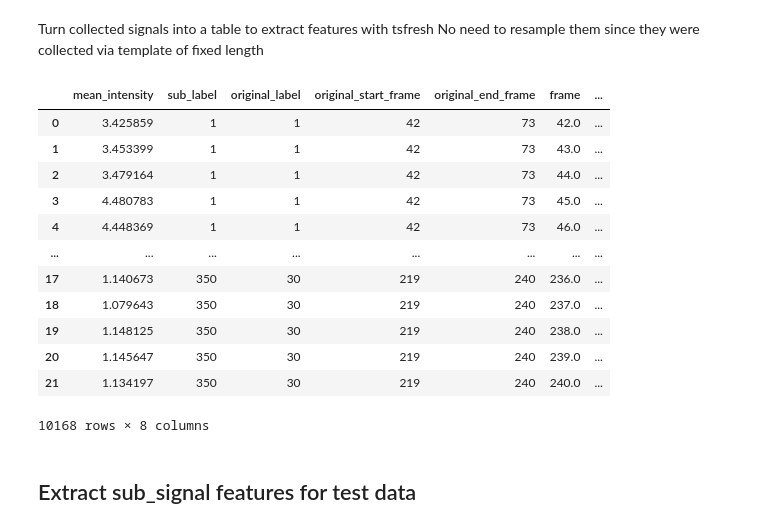
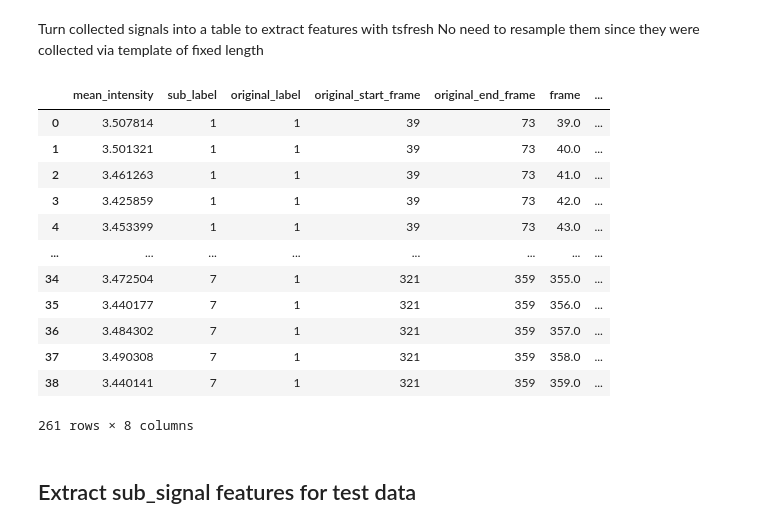
Before and after one commit to zoccoler/napari-signal-classifier, a Jupyter notebook: notebooks/WIP_sub_signal_classification_step_by_step.ipynb, the cells around one changed output. Saved outputs shown, nothing was run; the diff lists cells and outputs as text; code cells hidden in the pictures.

```diff
--- a/notebooks/WIP_sub_signal_classification_step_by_step.ipynb
+++ b/notebooks/WIP_sub_signal_classification_step_by_step.ipynb
@@ -684,3 +761,3 @@ sub_signal_templates = generate_templates_by_category(sub_signal_collection, plo
 # %%
-sub_signal_templates = generate_templates_by_category(sub_signal_collection, plot_results=True, detrend=False)
+sub_signal_templates = generate_templates_by_category(sub_signal_collection_train, plot_results=True, detrend=False)
 # %% [output]
@@ -690,7 +767,7 @@ sub_signal_templates = generate_templates_by_category(sub_signal_collection, plo
 # %%
 # Plot all signals separated by class in a different column
 fig, ax = plt.subplots(1, len(sub_signal_templates), figsize=(15, 5))
-for sub_sig in sub_signal_collection.sub_signals:
+for sub_sig in sub_signal_collection_train.sub_signals:
     ax[sub_sig.category-1].plot(sub_sig.data, 'cyan', alpha=0.5)
     ax[sub_sig.category-1].set_title(f'Class {sub_sig.category}')
 
@@ -824,6 +899,6 @@ def extract_sub_signals_by_templates(df, column_signal_value, column_signal_id,
                 sub_signal_collection.add_sub_signal(sub_signal)
     return sub_signal_collection
 # %%
-sub_signal_collection = extract_sub_signals_by_templates(table, 'mean_intensity', 'label', 'frame', sub_signal_templates, threshold)
-sub_signal_collection
+sub_signal_collection_test = extract_sub_signals_by_templates(table, 'mean_intensity', 'label', 'frame', sub_signal_templates, threshold)
+sub_signal_collection_test
 # %% [output]
@@ -830,0 +910,5 @@ sub_signal_collection
+# %%
+sub_signal_collection_1 = SubSignalCollection()
+for sub_signal in sub_signal_collection_test.sub_signals:
+    if sub_signal.label == 1:
+        sub_signal_collection_1.add_sub_signal(sub_signal)
@@ -833,32 +1007,32 @@ Turn collected signals into a table to extract features with tsfresh
 No need to resample them since they were collected via template of fixed length
 # %%
 table_test_set = pd.DataFrame([])
-for i, sub_signal in enumerate(sub_signal_collection.sub_signals):
+for i, sub_signal in enumerate(sub_signal_collection_1.sub_signals):
     sub_table = pd.DataFrame(sub_signal.data, columns=['mean_intensity'])
     sub_table['sub_label'] = i + 1
     sub_table['original_label'] = sub_signal.label
     sub_table['original_start_frame'] = sub_signal.start_frame
     sub_table['original_end_frame'] = sub_signal.end_frame
     sub_table['frame'] = np.linspace(sub_signal.start_frame, sub_signal.end_frame, len(sub_signal.data))
     sub_table['category'] = 0
     sub_table['template_category'] = sub_signal.category
 
     table_test_set = pd.concat([table_test_set, sub_table], axis=0)
 table_test_set
 # %% [output]
 |  | mean_intensity | sub_label | original_label | original_start_frame | original_end_frame | frame | ... |
-| 0 | 3.425859 | 1 | 1 | 42 | 73 | 42.0 | ... |
-| 1 | 3.453399 | 1 | 1 | 42 | 73 | 43.0 | ... |
-| 2 | 3.479164 | 1 | 1 | 42 | 73 | 44.0 | ... |
-| 3 | 4.480783 | 1 | 1 | 42 | 73 | 45.0 | ... |
-| 4 | 4.448369 | 1 | 1 | 42 | 73 | 46.0 | ... |
+| 0 | 3.507814 | 1 | 1 | 39 | 73 | 39.0 | ... |
+| 1 | 3.501321 | 1 | 1 | 39 | 73 | 40.0 | ... |
+| 2 | 3.461263 | 1 | 1 | 39 | 73 | 41.0 | ... |
+| 3 | 3.425859 | 1 | 1 | 39 | 73 | 42.0 | ... |
+| 4 | 3.453399 | 1 | 1 | 39 | 73 | 43.0 | ... |
 | ... | ... | ... | ... | ... | ... | ... | ... |
-| 17 | 1.140673 | 350 | 30 | 219 | 240 | 236.0 | ... |
-| 18 | 1.079643 | 350 | 30 | 219 | 240 | 237.0 | ... |
-| 19 | 1.148125 | 350 | 30 | 219 | 240 | 238.0 | ... |
-| 20 | 1.145647 | 350 | 30 | 219 | 240 | 239.0 | ... |
-| 21 | 1.134197 | 350 | 30 | 219 | 240 | 240.0 | ... |
+| 34 | 3.472504 | 7 | 1 | 321 | 359 | 355.0 | ... |
+| 35 | 3.440177 | 7 | 1 | 321 | 359 | 356.0 | ... |
+| 36 | 3.484302 | 7 | 1 | 321 | 359 | 357.0 | ... |
+| 37 | 3.490308 | 7 | 1 | 321 | 359 | 358.0 | ... |
+| 38 | 3.440141 | 7 | 1 | 321 | 359 | 359.0 | ... |
-10168 rows × 8 columns
+261 rows × 8 columns
 # %% [markdown]
 ## Extract sub_signal features for test data
 # %%
```
Also changed, not shown: parts of 35 cells of this notebook.
